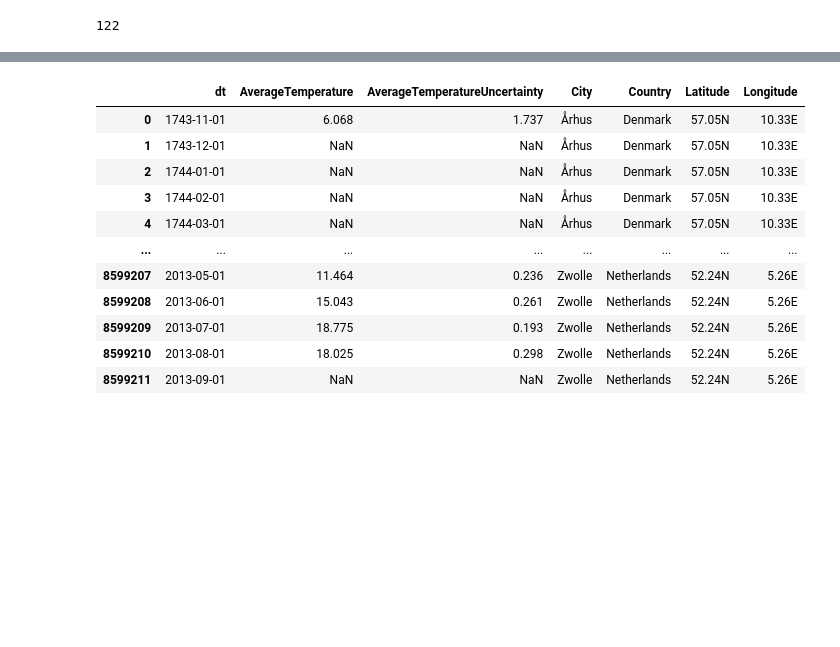
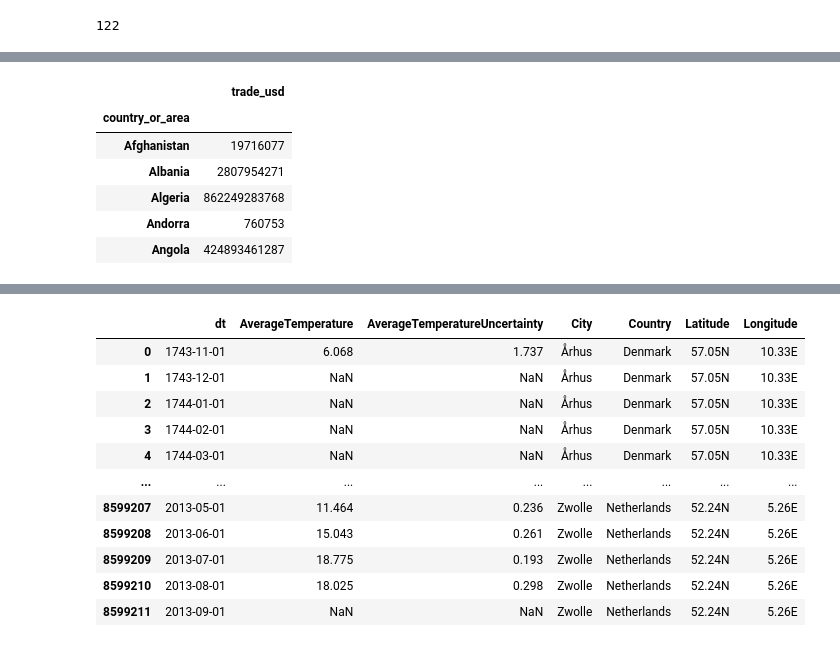
Before and after one commit to francofin/ESG_by_industry_country, a Jupyter notebook: CO2 and GHG Statistics By Country and Industry.ipynb, the cells around one changed output, grey strips where cells are left out. Saved outputs shown, nothing was run; the diff lists cells and outputs as text; code cells hidden in the pictures; blank space fills up the shorter version.

```diff
--- a/CO2 and GHG Statistics By Country and Industry.ipynb
+++ b/CO2 and GHG Statistics By Country and Industry.ipynb
@@ -468,2 +508,3 @@ country_and_sub_industries_export.head()
 # %%
- = country_and_sub_industries.groupby(['country_or_area']).agg({'trade_usd':'sum'})
+oil_import_data = country_and_sub_industries_import_oil.groupby(['country_or_area']).agg({'trade_usd':'sum'})
+oil_export_data = country_and_sub_industries_export_oil.groupby(['country_or_area']).agg({'trade_usd':'sum'})
@@ -485,0 +511,10 @@ emissions_data
+# %%
+oil_export_data.head()
+# %% [output]
+|  | trade_usd |
+| country_or_area |  |
+| Afghanistan | 19716077 |
+| Albania | 2807954271 |
+| Algeria | 862249283768 |
+| Andorra | 760753 |
+| Angola | 424893461287 |
```
Also changed, not shown: parts of 27 cells of this notebook.
